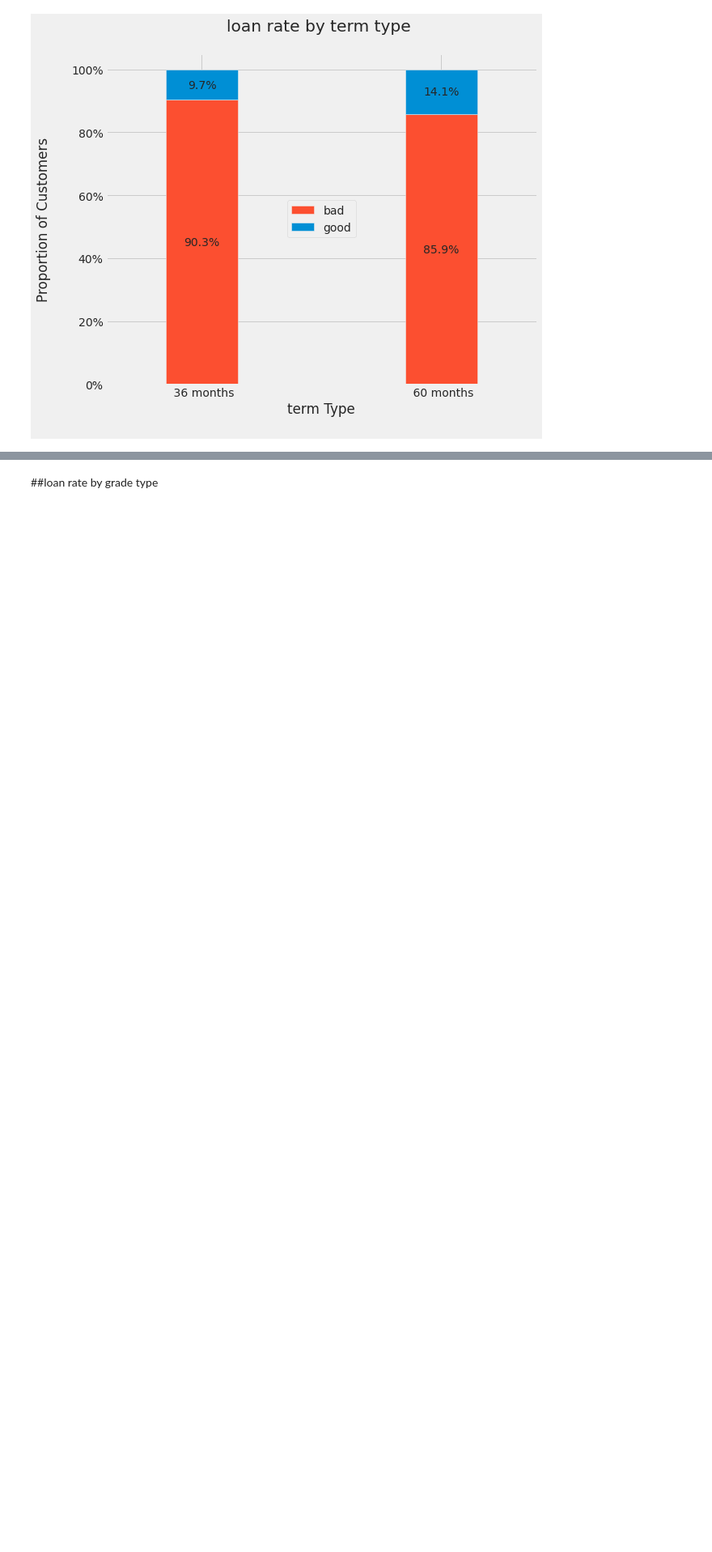
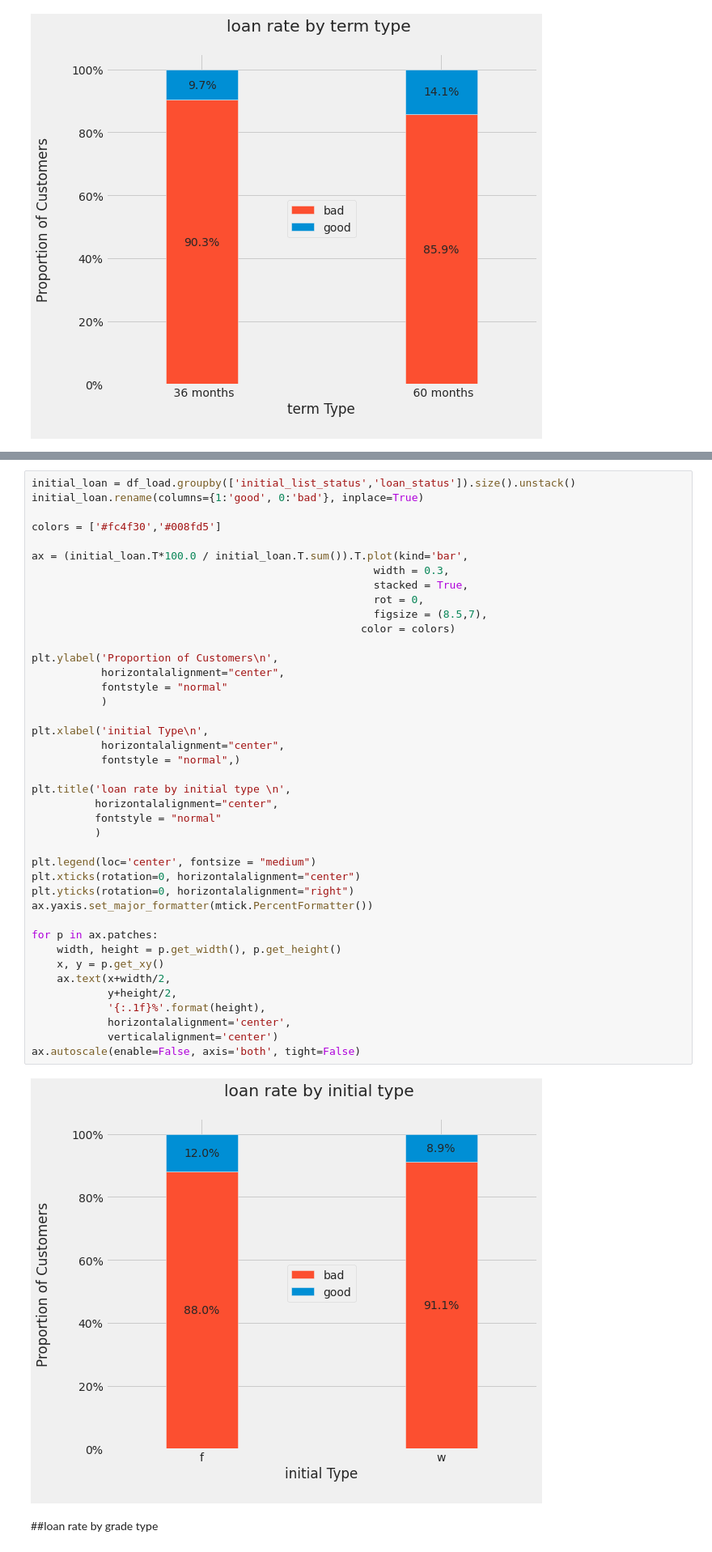
Before and after one commit to arfanrifqi/loan_prediction, a Jupyter notebook: loan_prediction(EDA).ipynb, the cells around one changed output, grey strips where cells are left out. Shown at 81% size. Drawn from its saved outputs; the diff is of its cells as text; blank space fills up the shorter version.

```diff
--- a/loan_prediction(EDA).ipynb
+++ b/loan_prediction(EDA).ipynb
@@ -384,2 +404,45 @@ ax.autoscale(enable=False, axis='both', tight=False)
+# %%
+initial_loan = df_load.groupby(['initial_list_status','loan_status']).size().unstack()
+initial_loan.rename(columns={1:'good', 0:'bad'}, inplace=True)
+
+colors = ['#fc4f30','#008fd5']
+
+ax = (initial_loan.T*100.0 / initial_loan.T.sum()).T.plot(kind='bar',
+                                                      width = 0.3,
+                                                      stacked = True,
+                                                      rot = 0,
+                                                      figsize = (8.5,7),
+                                                    color = colors)
+
+plt.ylabel('Proportion of Customers\n',
+           horizontalalignment="center",
+           fontstyle = "normal"
+           )
+
+plt.xlabel('initial Type\n',
+           horizontalalignment="center",
+           fontstyle = "normal",)
+
+plt.title('loan rate by initial type \n',
+          horizontalalignment="center",
+          fontstyle = "normal"
+          )
+
+plt.legend(loc='center', fontsize = "medium")
+plt.xticks(rotation=0, horizontalalignment="center")
+plt.yticks(rotation=0, horizontalalignment="right")
+ax.yaxis.set_major_formatter(mtick.PercentFormatter())
+
+for p in ax.patches:
+    width, height = p.get_width(), p.get_height()
+    x, y = p.get_xy()
+    ax.text(x+width/2,
+            y+height/2,
+            '{:.1f}%'.format(height),
+            horizontalalignment='center',
+            verticalalignment='center')
+ax.autoscale(enable=False, axis='both', tight=False)
+# %% [output]
+[figure, added]
 # %% [markdown]
 ##loan rate by grade type
```
Also changed, not shown: parts of 6 cells of this notebook.
